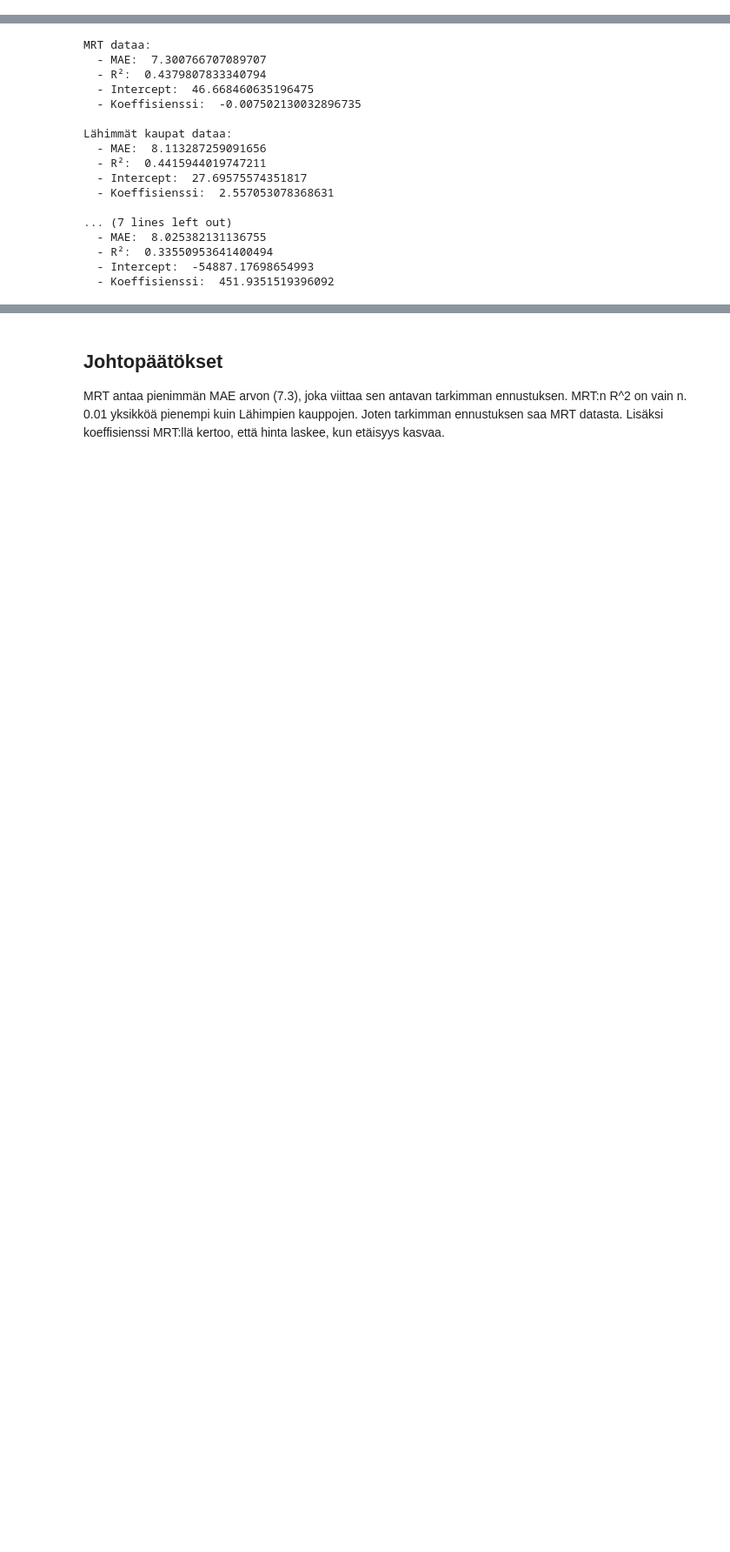
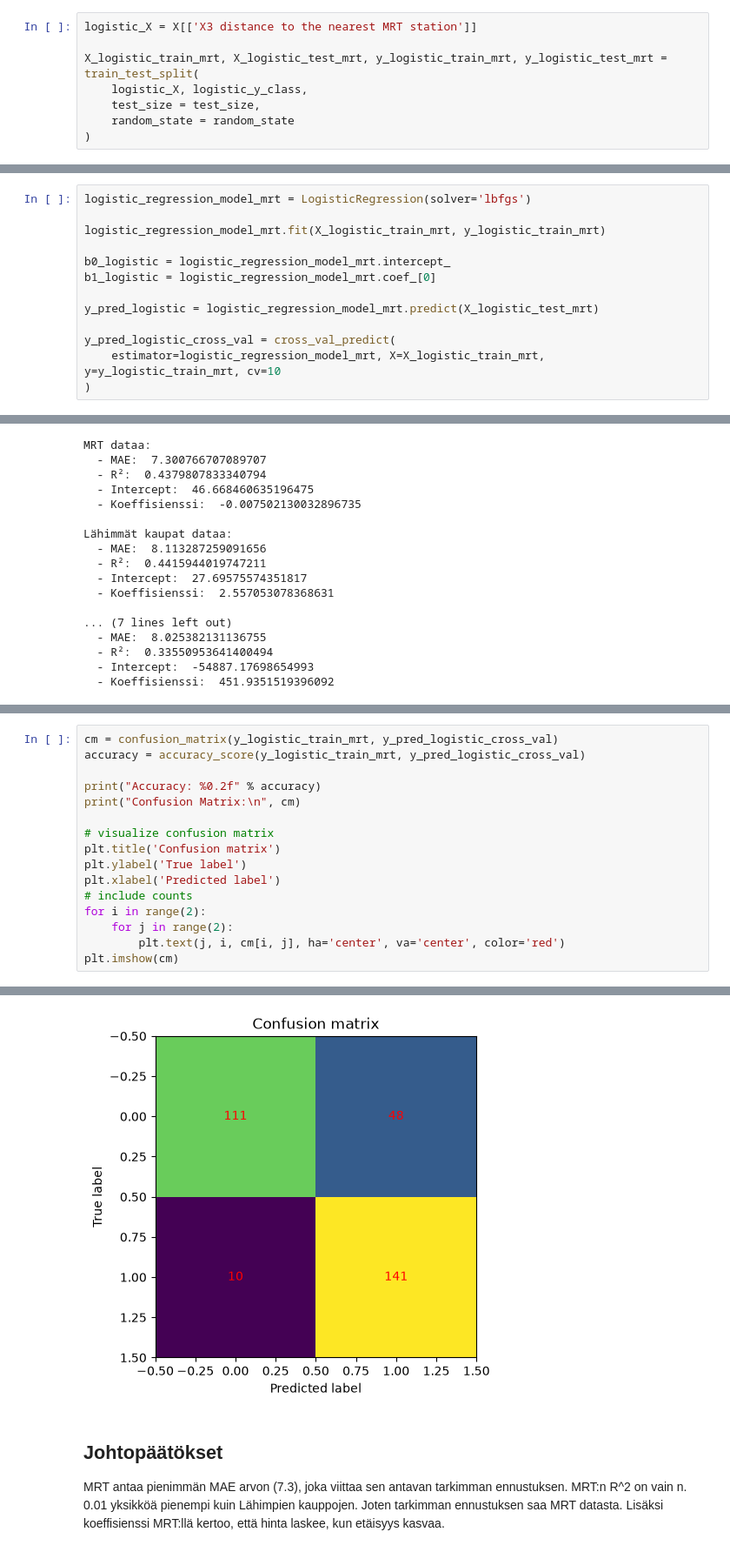
Before and after one commit to MustBeViable/DatanKasittely, a Jupyter notebook: linear_and_logigal_elias_rinne.ipynb, the cells around one changed output, grey strips where cells are left out. Shown at 87% size. Drawn from its saved outputs; the diff is of its cells as text; blank space fills up the shorter version.

```diff
--- a/linear_and_logigal_elias_rinne.ipynb
+++ b/linear_and_logigal_elias_rinne.ipynb
@@ -211,3 +261,11 @@ X_linear_train_longitude, X_linear_test_longitude, y_linear_train_longitude, y_l
+# %%
+logistic_X = X[['X3 distance to the nearest MRT station']]
+
+X_logistic_train_mrt, X_logistic_test_mrt, y_logistic_train_mrt, y_logistic_test_mrt = train_test_split(
+    logistic_X, logistic_y_class,
+    test_size = test_size,
+    random_state = random_state
+)
 # %% [markdown]
 # 4. Modeling
 
@@ -263,0 +327,13 @@ y_pred_longitude = linear_regression_model_longitude.predict(X_linear_test_longi
+# %%
+logistic_regression_model_mrt = LogisticRegression(solver='lbfgs')
+
+logistic_regression_model_mrt.fit(X_logistic_train_mrt, y_logistic_train_mrt)
+
+b0_logistic = logistic_regression_model_mrt.intercept_
+b1_logistic = logistic_regression_model_mrt.coef_[0]
+
+y_pred_logistic = logistic_regression_model_mrt.predict(X_logistic_test_mrt)
+
+y_pred_logistic_cross_val = cross_val_predict(
+    estimator=logistic_regression_model_mrt, X=X_logistic_train_mrt, y=y_logistic_train_mrt, cv=10
+)
@@ -342,0 +436,17 @@ Lähimmät kaupat dataa:
+# %%
+cm = confusion_matrix(y_logistic_train_mrt, y_pred_logistic_cross_val)
+accuracy = accuracy_score(y_logistic_train_mrt, y_pred_logistic_cross_val)
+
+print("Accuracy: %0.2f" % accuracy)
+print("Confusion Matrix:\n", cm)
+
+# visualize confusion matrix
+plt.title('Confusion matrix')
+plt.ylabel('True label')
+plt.xlabel('Predicted label')
+# include counts
+for i in range(2):
+    for j in range(2):
+        plt.text(j, i, cm[i, j], ha='center', va='center', color='red')
+plt.imshow(cm)
+# %% [output]
@@ -343,3 +458,4 @@ Lähimmät kaupat dataa:
+[figure, added]
 # %% [markdown]
 ## Johtopäätökset
 
```
Also changed, not shown: parts of 17 cells of this notebook.
